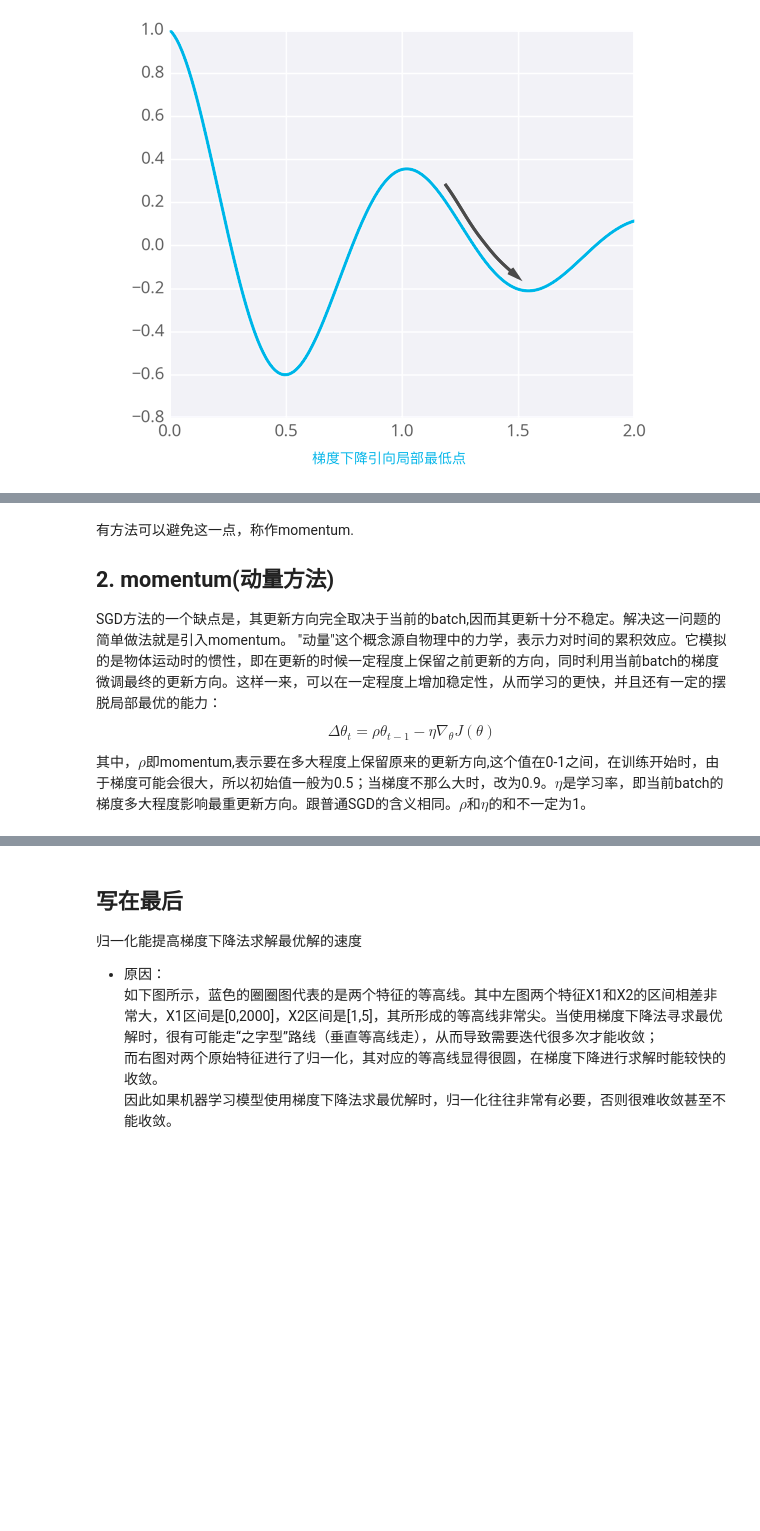
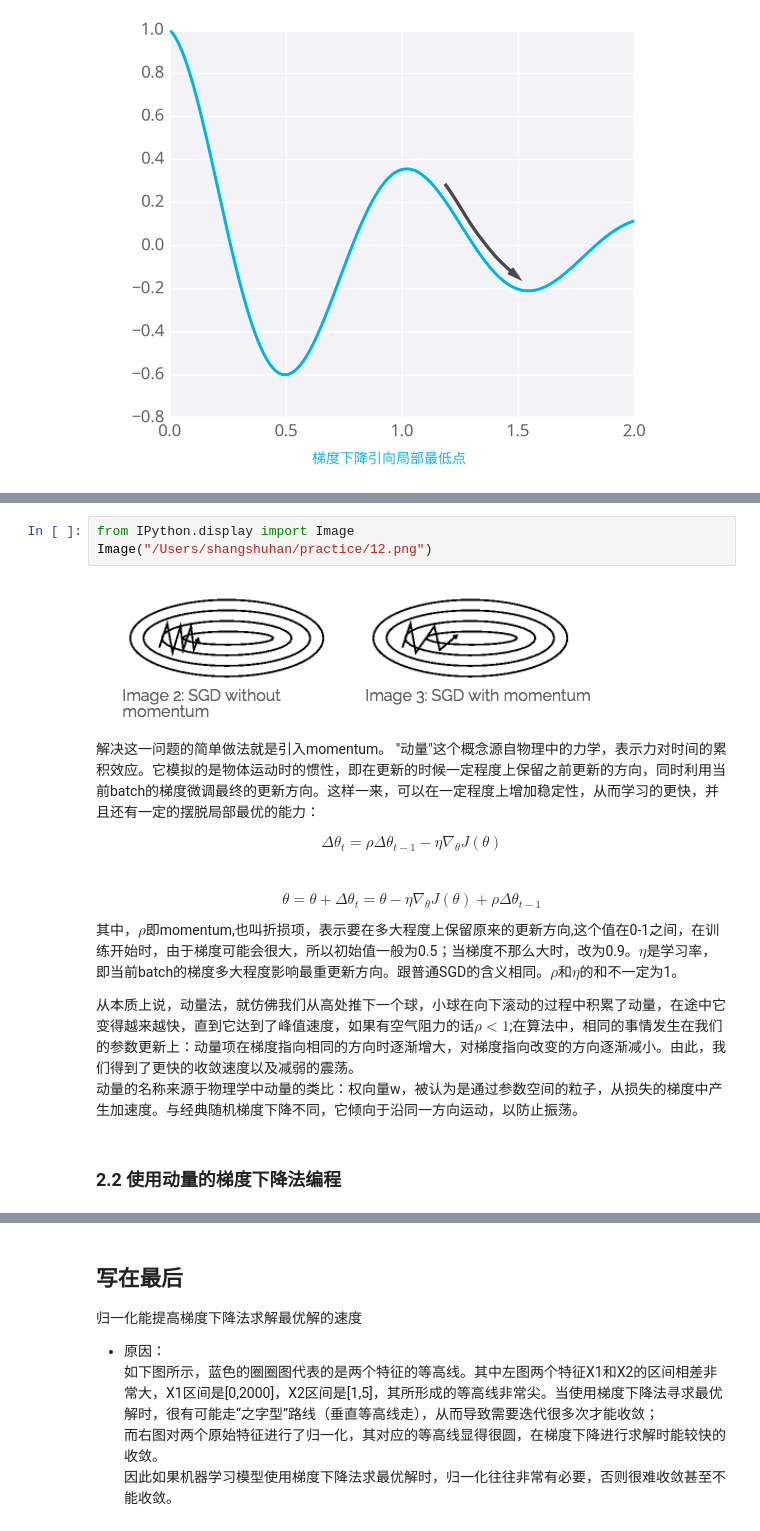
Before and after one commit to sshhan/practice, a Jupyter notebook: Summary_of_Gradient_descent.ipynb, the cells around one changed output, grey strips where cells are left out. Drawn from its saved outputs; the diff is of its cells as text; blank space fills up the shorter version.

Commit message:
momentum

```diff
--- a/Summary_of_Gradient_descent.ipynb
+++ b/Summary_of_Gradient_descent.ipynb
@@ -195,8 +207,19 @@ Image("/Users/shangshuhan/practice/7.png")
+# %%
+from IPython.display import Image
+Image("/Users/shangshuhan/practice/12.png")
+# %% [output]
+[figure, added]
 # %% [markdown]
-有方法可以避免这一点，称作momentum.
-## 2. momentum(动量方法)
-SGD方法的一个缺点是，其更新方向完全取决于当前的batch,因而其更新十分不稳定。解决这一问题的简单做法就是引入momentum。
+
+解决这一问题的简单做法就是引入momentum。
 "动量"这个概念源自物理中的力学，表示力对时间的累积效应。它模拟的是物体运动时的惯性，即在更新的时候一定程度上保留之前更新的方向，同时利用当前batch的梯度微调最终的更新方向。这样一来，可以在一定程度上增加稳定性，从而学习的更快，并且还有一定的摆脱局部最优的能力：
-$$\Delta \theta_t=\rho \theta_{t-1}-\eta \nabla_{\theta}J(\theta)$$
 
-其中，$\rho$即momentum,表示要在多大程度上保留原来的更新方向,这个值在0-1之间，在训练开始时，由于梯度可能会很大，所以初始值一般为0.5；当梯度不那么大时，改为0.9。$\eta$是学习率，即当前batch的梯度多大程度影响最重更新方向。跟普通SGD的含义相同。$\rho$和$\eta$的和不一定为1。
+$$\Delta \theta_t=\rho \Delta\theta_{t-1}-\eta \nabla_{\theta}J(\theta)$$
+$$\theta=\theta+ \Delta \theta_t=\theta-\eta \nabla_{\theta}J(\theta)+\rho \Delta\theta_{t-1}$$
+
+其中，$\rho$即momentum,也叫折损项，表示要在多大程度上保留原来的更新方向,这个值在0-1之间，在训练开始时，由于梯度可能会很大，所以初始值一般为0.5；当梯度不那么大时，改为0.9。$\eta$是学习率，即当前batch的梯度多大程度影响最重更新方向。跟普通SGD的含义相同。$\rho$和$\eta$的和不一定为1。
+
+从本质上说，动量法，就仿佛我们从高处推下一个球，小球在向下滚动的过程中积累了动量，在途中它变得越来越快，直到它达到了峰值速度，如果有空气阻力的话$\rho<1$;在算法中，相同的事情发生在我们的参数更新上：动量项在梯度指向相同的方向时逐渐增大，对梯度指向改变的方向逐渐减小。由此，我们得到了更快的收敛速度以及减弱的震荡。
+动量的名称来源于物理学中动量的类比：权向量w，被认为是通过参数空间的粒子，从损失的梯度中产生加速度。与经典随机梯度下降不同，它倾向于沿同一方向运动，以防止振荡。
+# %% [markdown]
+### 2.2 使用动量的梯度下降法编程
```
Also changed, not shown: parts of 10 cells of this notebook.
